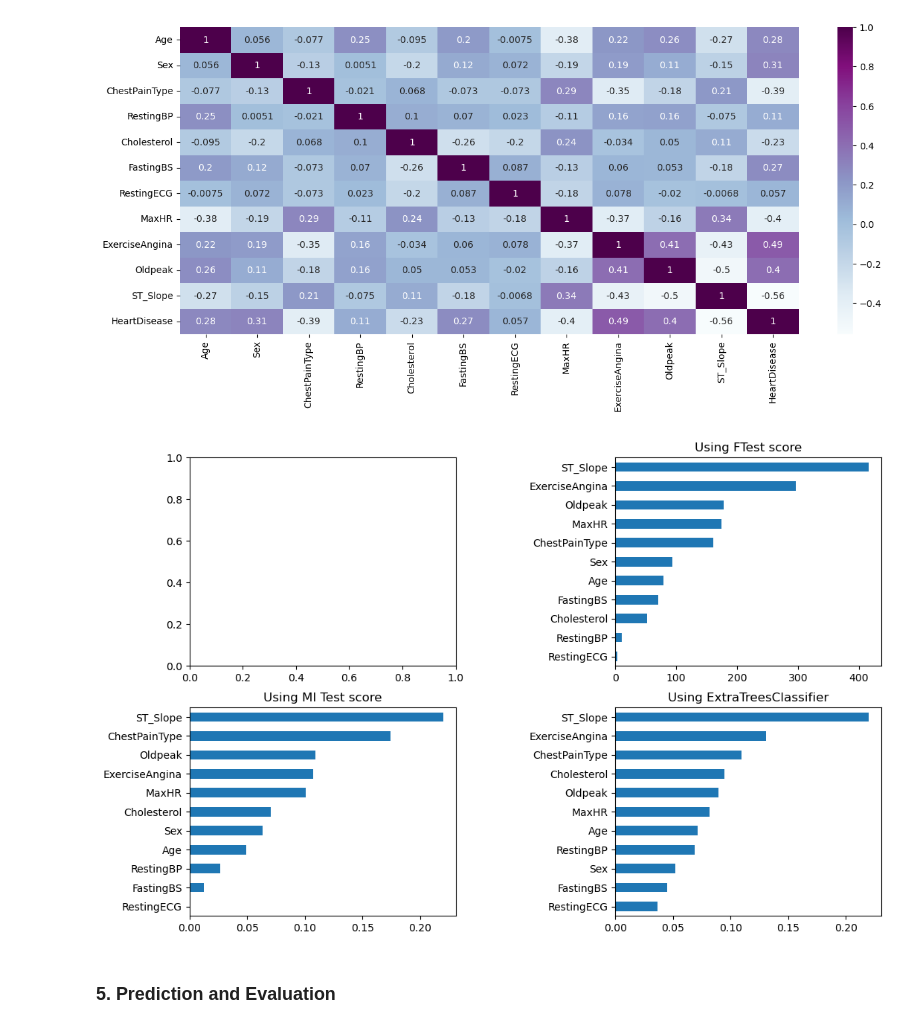
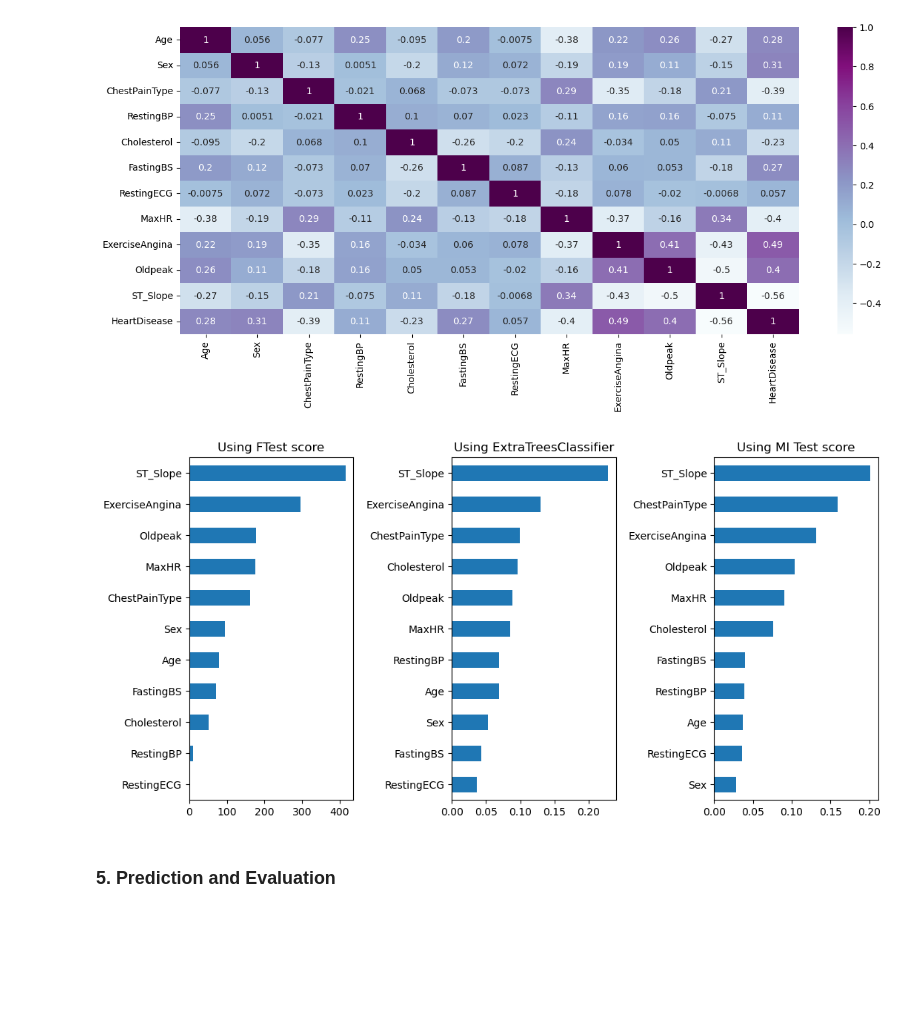
Before and after one commit to matthewstreets/heart-disease-classification, a Jupyter notebook: heart.ipynb, the cells around one changed output. Cells and saved outputs as stored; diff of their text form; code cells hidden in the pictures; blank space fills up the shorter version.

```diff
--- a/heart.ipynb
+++ b/heart.ipynb
@@ -300,14 +308,14 @@ from sklearn.feature_selection import mutual_info_classif
 muinfo = mutual_info_classif(X, y)
 muinfo_sorted = pd.Series(data = muinfo, index = X.columns).sort_values()
 # %%
-fig, axes = plt.subplots(nrows = 2, ncols = 2, figsize = (12, 8))
+fig, axes = plt.subplots(nrows = 1, ncols = 3, figsize = (12, 6))
 plt.subplots_adjust(wspace = 0.6)
-ftest_sorted.plot(kind='barh', ax=axes[0, 1], title='Using FTest score')
-xtrees_sorted.plot(kind='barh', ax=axes[1, 1], title='Using ExtraTreesClassifier')
-mitest_sorted.plot(kind='barh', ax=axes[1, 0], title='Using MI Test score')
+ftest_sorted.plot(kind='barh', ax=axes[0], title='Using FTest score')
+xtrees_sorted.plot(kind='barh', ax=axes[1], title='Using ExtraTreesClassifier')
+mitest_sorted.plot(kind='barh', ax=axes[2], title='Using MI Test score')
 plt.show()
 # %% [output]
-[figure, old version]
+[figure, new version]
 # %% [markdown]
 ### 5. Prediction and Evaluation
 # %%
```
Also changed, not shown: parts of 7 cells of this notebook, 4 other files.
